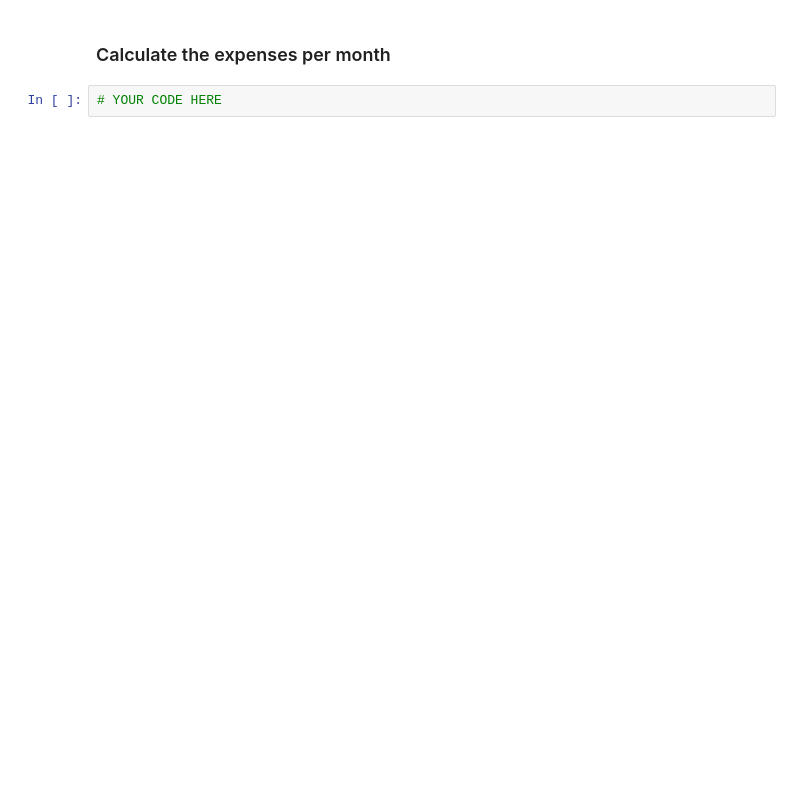
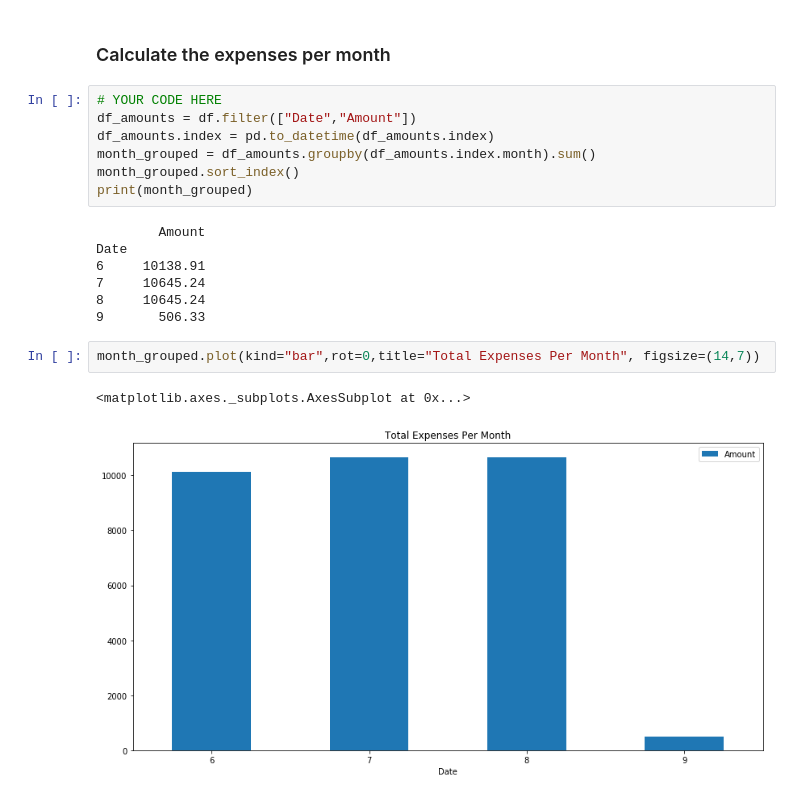
Before and after one commit to Rcantu/APIhw, a Jupyter notebook: account_summary.ipynb, the cells around one changed output. Cells and saved outputs as stored; diff of their text form; blank space fills up the shorter version.

```diff
--- a/account_summary.ipynb
+++ b/account_summary.ipynb
@@ -174,4 +289,21 @@ In this section, you will use the transactions DataFrame to analyze the customer
 # %% [markdown]
 ### Calculate the expenses per month
-# %%
-# YOUR CODE HERE
+# %%
+# YOUR CODE HERE
+df_amounts = df.filter(["Date","Amount"])
+df_amounts.index = pd.to_datetime(df_amounts.index)
+month_grouped = df_amounts.groupby(df_amounts.index.month).sum()
+month_grouped.sort_index()
+print(month_grouped)
+# %% [output]
+        Amount
+Date
+6     10138.91
+7     10645.24
+8     10645.24
+9       506.33
+# %%
+month_grouped.plot(kind="bar",rot=0,title="Total Expenses Per Month", figsize=(14,7))
+# %% [output]
+<matplotlib.axes._subplots.AxesSubplot at 0x...>
+[figure, added]
```
Also changed, not shown: parts of 11 cells of this notebook, 1 other file.
